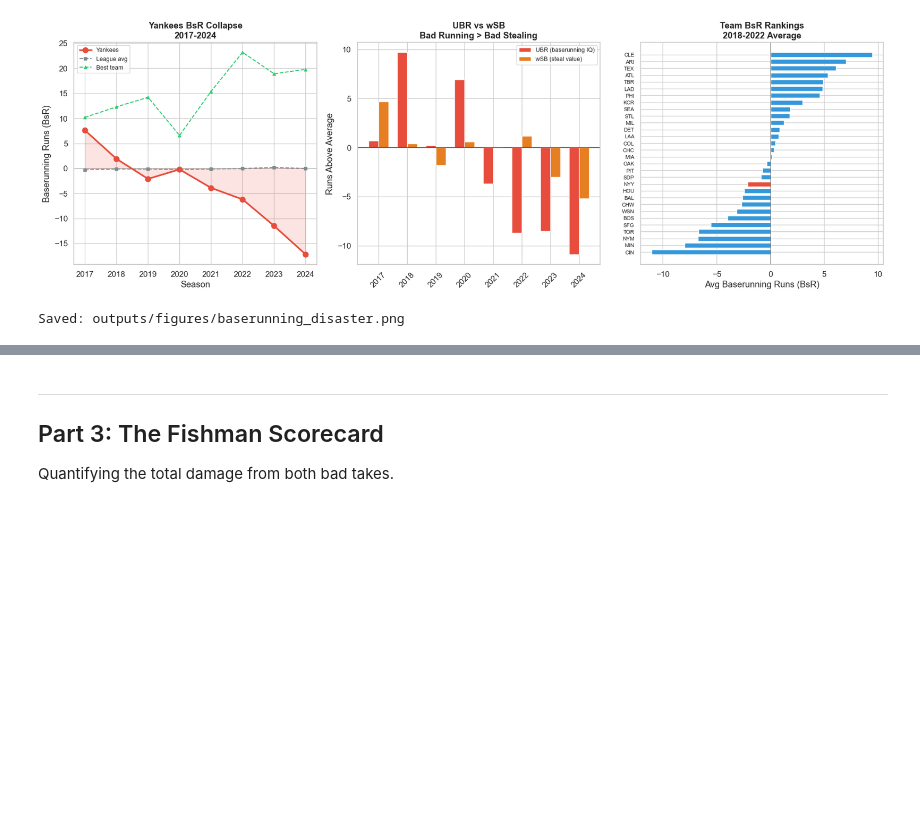
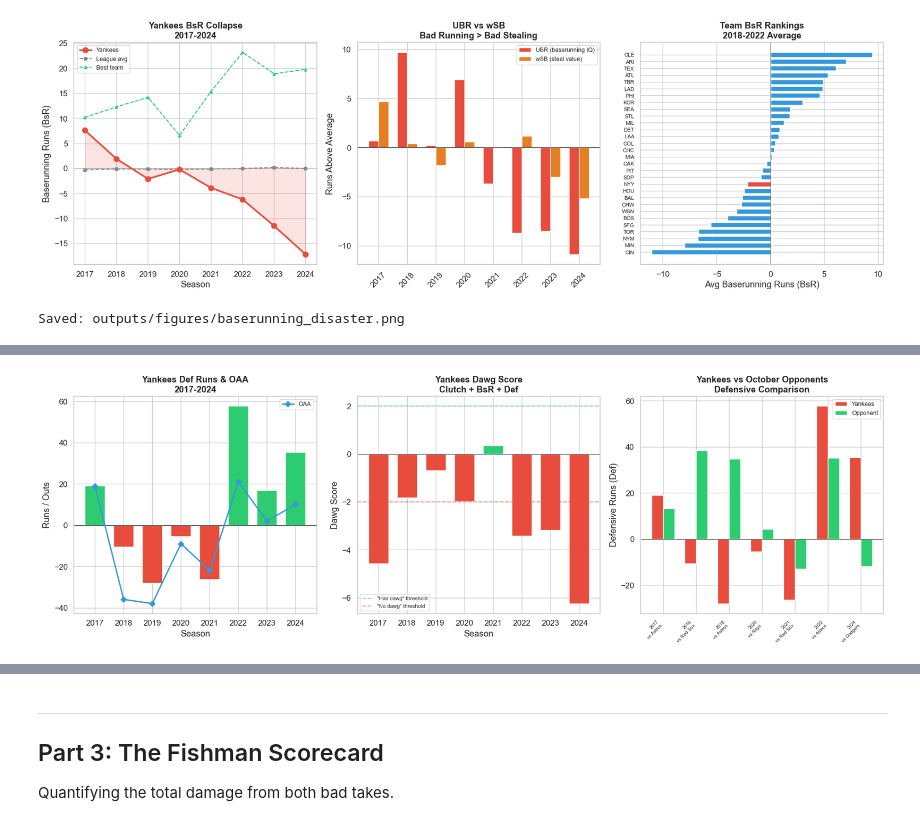
Before and after one commit to regimeiq/fire_fishman, a Jupyter notebook: notebooks/08_fishman_case_studies_executed.ipynb, the cells around one changed output, grey strips where cells are left out. Drawn from its saved outputs; the diff is of its cells as text; code cells hidden in the pictures; blank space fills up the shorter version.

```diff
--- a/notebooks/08_fishman_case_studies_executed.ipynb
+++ b/notebooks/08_fishman_case_studies_executed.ipynb
@@ -136,9 +146,6 @@ is a missed opportunity to exploit the short porch.
 # %%
 # === Analysis 1C: Yankees roster handedness (2017-2024) ===
 # What % of Yankees PA came from RHH vs league average?
-
-# We need to compute this from Statcast — PA by handedness for each team at home
-# For 2023-2024 we have pitch-level data; for 2017-2022 we use FanGraphs team splits
 
 # 2023-2024 from Statcast
 home_pa = all_pitches[
@@ -147,20 +154,22 @@ home_pa = all_pitches[
 ].copy()
 
 # RHH% by team at home
+team_hand_data = {}
+for team, grp in home_pa.groupby("home_team"):
+    team_hand_data[team] = (grp["stand"] == "R").mean()
+
 team_hand = (
-    home_pa.groupby("home_team")["stand"]
-    .apply(lambda s: (s == "R").mean())
-    .sort_values(ascending=False)
-    .reset_index()
+    pd.DataFrame({"team": list(team_hand_data.keys()), "rhh_pct": list(team_hand_data.values())})
+    .sort_values("rhh_pct", ascending=False)
+    .reset_index(drop=True)
 )
-team_hand.columns = ["team", "rhh_pct"]
 
 nyy_rhh = team_hand[team_hand["team"] == "NYY"]["rhh_pct"].values[0]
-league_avg = team_hand["rhh_pct"].mean()
+league_avg_rhh = team_hand["rhh_pct"].mean()
 nyy_rank = team_hand[team_hand["team"] == "NYY"].index[0] + 1
 
 print(f"Yankees RHH% of PA at home (2023-2024): {nyy_rhh:.1%}")
-print(f"League average: {league_avg:.1%}")
+print(f"League average: {league_avg_rhh:.1%}")
 print(f"Yankees rank: {nyy_rank}/{len(team_hand)} (1 = most RH-heavy)")
 print()
 print("Top 5 most RH-heavy lineups at home:")
@@ -681,0 +877,73 @@ Saved: outputs/figures/baserunning_disaster.png
+# %%
+# === FIGURE 3: Defensive & Dawg Analysis ===
+
+fig, axes = plt.subplots(1, 3, figsize=(18, 6))
+
+# --- Panel A: Def runs by year ---
+ax = axes[0]
+years = list(range(2017, 2025))
+nyy_def = [all_fielding[(all_fielding["Team"] == "Yankees") & (all_fielding["Season"] == yr)]["Def"].values[0] for yr in years]
+nyy_oaa = [all_fielding[(all_fielding["Team"] == "Yankees") & (all_fielding["Season"] == yr)]["OAA"].values[0] for yr in years]
+
+ax.bar(years, nyy_def, color=["#2ecc71" if d > 0 else "#e74c3c" for d in nyy_def],
+       edgecolor="white", width=0.7)
+ax.plot(years, nyy_oaa, "D-", color="#3498db", linewidth=2, markersize=6, label="OAA", zorder=5)
+ax.axhline(y=0, color="black", linewidth=0.5)
+ax.set_xlabel("Season")
+ax.set_ylabel("Runs / Outs")
+ax.set_title("Yankees Def Runs & OAA\n2017-2024", fontweight="bold")
+ax.legend(fontsize=9)
+
+# --- Panel B: Dawg score by year ---
+ax = axes[1]
+dawg_scores = []
+for yr in years:
+    yr_bat = team_stats[(team_stats["Team"] == "NYY") & (team_stats["Season"] == yr)]
+    yr_fld = all_fielding[(all_fielding["Team"] == "Yankees") & (all_fielding["Season"] == yr)]
+    clutch = yr_bat["Clutch"].values[0] if len(yr_bat) > 0 else 0
+    bsr = yr_bat["BsR"].values[0] if len(yr_bat) > 0 else 0
+    def_val = yr_fld["Def"].values[0] if len(yr_fld) > 0 else 0
+    dawg = clutch + bsr / 5 + def_val / 20
+    dawg_scores.append(dawg)
+
+colors = ["#2ecc71" if d > 0 else "#e74c3c" for d in dawg_scores]
+ax.bar(years, dawg_scores, color=colors, edgecolor="white", width=0.7)
+ax.axhline(y=0, color="black", linewidth=0.5)
+ax.axhline(y=2, color="#2ecc71", linestyle="--", alpha=0.5, label='"Has dawg" threshold')
+ax.axhline(y=-2, color="#e74c3c", linestyle="--", alpha=0.5, label='"No dawg" threshold')
+ax.set_xlabel("Season")
+ax.set_ylabel("Dawg Score")
+ax.set_title("Yankees Dawg Score\nClutch + BsR + Def", fontweight="bold")
+ax.legend(fontsize=8)
+
+# --- Panel C: Yankees vs October opponents (Def comparison) ---
+ax = axes[2]
+oct_years = [2017, 2018, 2019, 2020, 2021, 2022, 2024]
+oct_opps = ["Astros", "Red Sox", "Astros", "Rays", "Red Sox", "Astros", "Dodgers"]
+nyy_defs = []
+opp_defs = []
+for yr, opp in zip(oct_years, oct_opps):
+    n = all_fielding[(all_fielding["Team"] == "Yankees") & (all_fielding["Season"] == yr)]["Def"].values[0]
+    o_row = all_fielding[(all_fielding["Team"] == opp) & (all_fielding["Season"] == yr)]
+    o = o_row["Def"].values[0] if len(o_row) > 0 else 0
+    nyy_defs.append(n)
+    opp_defs.append(o)
+
+x = np.arange(len(oct_years))
+width = 0.35
+ax.bar(x - width/2, nyy_defs, width, label="Yankees", color="#e74c3c", edgecolor="white")
+ax.bar(x + width/2, opp_defs, width, label="Opponent", color="#2ecc71", edgecolor="white")
+ax.axhline(y=0, color="black", linewidth=0.5)
+ax.set_xticks(x)
+ax.set_xticklabels([f"{yr}\nvs {opp}" for yr, opp in zip(oct_years, oct_opps)],
+                    fontsize=7, rotation=45, ha="right")
+ax.set_ylabel("Defensive Runs (Def)")
+ax.set_title("Yankees vs October Opponents\nDefensive Comparison", fontweight="bold")
+ax.legend(fontsize=9)
+
+plt.tight_layout()
+plt.savefig("../outputs/figures/defense_and_dawg.png", dpi=150, bbox_inches="tight")
+plt.show()
+print("Saved: outputs/figures/defense_and_dawg.png")
+# %% [output]
+[figure, added]
```
Also changed, not shown: parts of 13 cells of this notebook, 3 other files.
